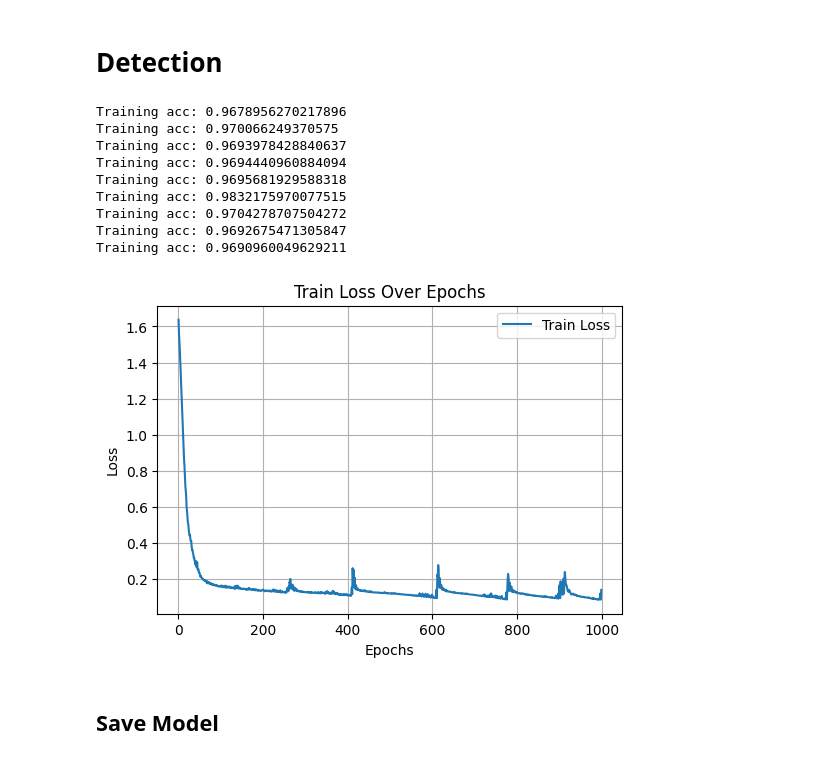
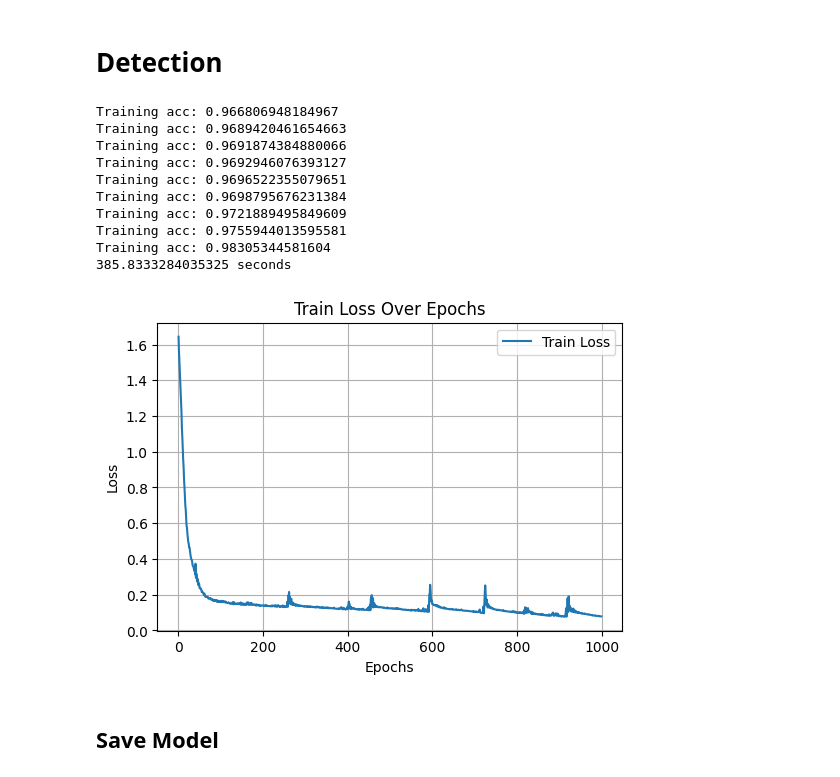
Before and after one commit to EANimesha/TrustGuard, a Jupyter notebook: Trustguard_Nf_BoT_IoT_v2_sample.ipynb, the cells around one changed output. Cells and saved outputs as stored; diff of their text form; code cells hidden in the pictures.

```diff
--- a/Trustguard_Nf_BoT_IoT_v2_sample.ipynb
+++ b/Trustguard_Nf_BoT_IoT_v2_sample.ipynb
@@ -356,43 +317,48 @@ efeats = G.edata['h']
 
 edge_label = G.edata['label']
 train_mask = G.edata['train_mask']
 
 model = Model(G.ndata['h'].shape[2], 128, G.ndata['h'].shape[2], F.relu, 0.2).cuda()
 opt = th.optim.Adam(model.parameters())
 
+start_time = timeit.default_timer()
+
 train_losses = []
 for epoch in range(1,1000):
     pred = model(G, nfeats, efeats).cuda()
     loss = criterion(pred[train_mask] ,edge_label[train_mask])
     train_losses.append(loss)
     opt.zero_grad()
     loss.backward()
     opt.step()
     if epoch % 100 == 0:
       print('Training acc:', compute_accuracy(pred[train_mask], edge_label[train_mask]))
 
 train_losses =  [tensor.cpu().detach().numpy() for tensor in train_losses]
+elapsed = timeit.default_timer() - start_time
+print(str(elapsed) + ' seconds')
 
 epochs = range(1, 1000)
 plt.figure(figsize=(6, 4))
 plt.plot(epochs, train_losses, label='Train Loss')
 plt.xlabel('Epochs')
 plt.ylabel('Loss')
 plt.title('Train Loss Over Epochs')
 plt.legend()
 plt.grid(True)
 plt.show()
 # %% [output]
-Training acc: 0.9678956270217896
-Training acc: 0.970066249370575
-Training acc: 0.9693978428840637
-Training acc: 0.9694440960884094
-Training acc: 0.9695681929588318
-Training acc: 0.9832175970077515
-Training acc: 0.9704278707504272
-Training acc: 0.9692675471305847
-Training acc: 0.9690960049629211
+Training acc: 0.966806948184967
+Training acc: 0.9689420461654663
+Training acc: 0.9691874384880066
+Training acc: 0.9692946076393127
+Training acc: 0.9696522355079651
+Training acc: 0.9698795676231384
+Training acc: 0.9721889495849609
+Training acc: 0.9755944013595581
+Training acc: 0.98305344581604
+385.8333284035325 seconds
-[figure, old version]
+[figure, new version]
 # %% [markdown]
 ## Save Model
 # %%
```
Also changed, not shown: parts of 32 cells of this notebook, 4 other files.
